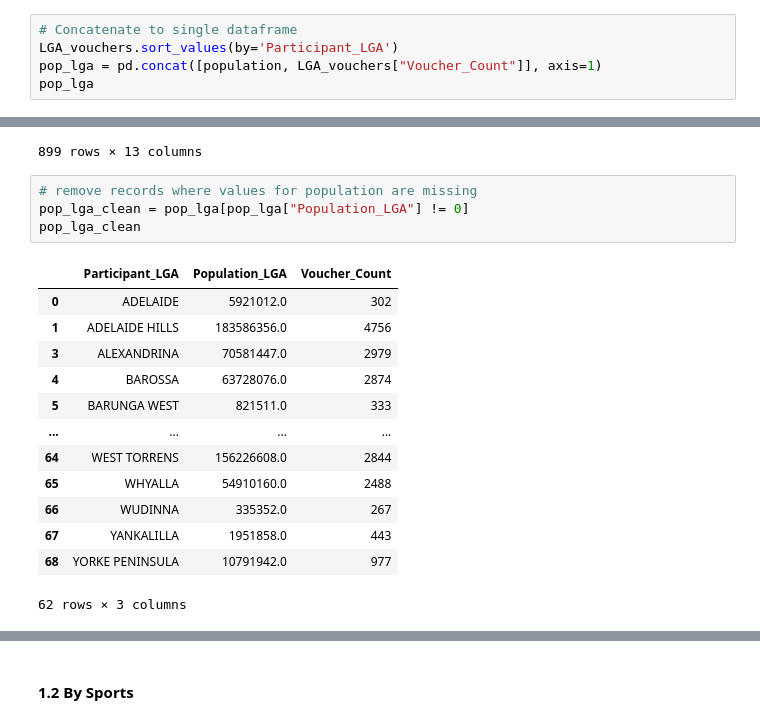
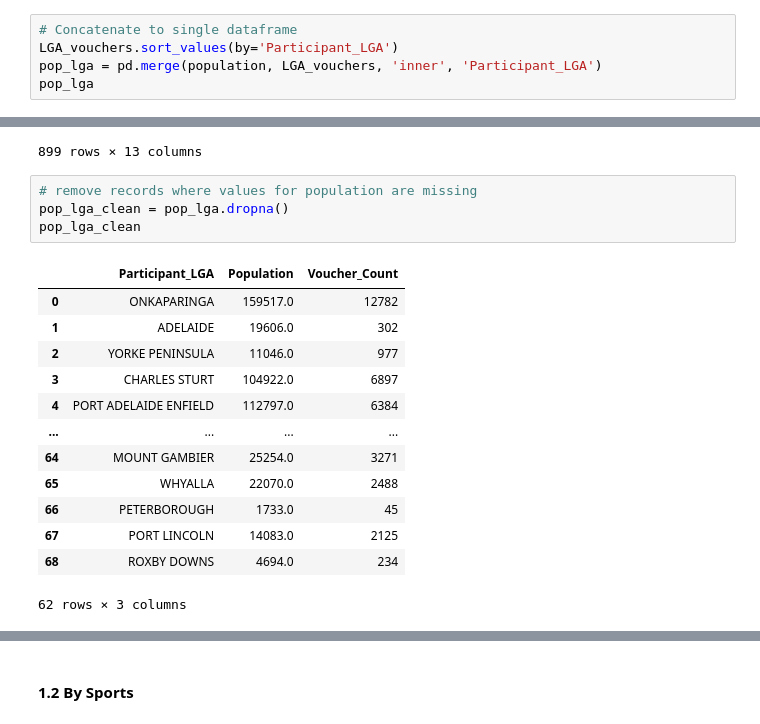
Before and after one commit to felix-rosenberger/Data-Science-Portfolio, a Jupyter notebook: Portfolio 2.ipynb, the cells around one changed output, grey strips where cells are left out. Cells and saved outputs as stored; diff of their text form.

Commit message:
merged df to show vouchers for the population size

```diff
--- a/Portfolio 2.ipynb
+++ b/Portfolio 2.ipynb
@@ -170,7 +175,7 @@ population.sort_values(by='Participant_LGA')
 # %%
 # Concatenate to single dataframe
 LGA_vouchers.sort_values(by='Participant_LGA')
-pop_lga = pd.concat([population, LGA_vouchers["Voucher_Count"]], axis=1)
+pop_lga = pd.merge(population, LGA_vouchers, 'inner', 'Participant_LGA')
 pop_lga
 # %% [output]
 |  | Participant_LGA | Population | Voucher_Count |
@@ -220,19 +230,19 @@ sa_vouchers[sa_vouchers["Participant_LGA"].str.contains('ADELAIDE PLAINS') == Tr
 899 rows × 13 columns
 # %%
 # remove records where values for population are missing
-pop_lga_clean = pop_lga[pop_lga["Population_LGA"] != 0]
+pop_lga_clean = pop_lga.dropna()
 pop_lga_clean
 # %% [output]
-|  | Participant_LGA | Population_LGA | Voucher_Count |
-| 0 | ADELAIDE | 5921012.0 | 302 |
-| 1 | ADELAIDE HILLS | 183586356.0 | 4756 |
-| 3 | ALEXANDRINA | 70581447.0 | 2979 |
-| 4 | BAROSSA | 63728076.0 | 2874 |
-| 5 | BARUNGA WEST | 821511.0 | 333 |
+|  | Participant_LGA | Population | Voucher_Count |
+| 0 | ONKAPARINGA | 159517.0 | 12782 |
+| 1 | ADELAIDE | 19606.0 | 302 |
+| 2 | YORKE PENINSULA | 11046.0 | 977 |
+| 3 | CHARLES STURT | 104922.0 | 6897 |
+| 4 | PORT ADELAIDE ENFIELD | 112797.0 | 6384 |
 | ... | ... | ... | ... |
-| 64 | WEST TORRENS | 156226608.0 | 2844 |
-| 65 | WHYALLA | 54910160.0 | 2488 |
-| 66 | WUDINNA | 335352.0 | 267 |
-| 67 | YANKALILLA | 1951858.0 | 443 |
-| 68 | YORKE PENINSULA | 10791942.0 | 977 |
+| 64 | MOUNT GAMBIER | 25254.0 | 3271 |
+| 65 | WHYALLA | 22070.0 | 2488 |
+| 66 | PETERBOROUGH | 1733.0 | 45 |
+| 67 | PORT LINCOLN | 14083.0 | 2125 |
+| 68 | ROXBY DOWNS | 4694.0 | 234 |
 62 rows × 3 columns
```
Also changed, not shown: parts of 12 cells of this notebook.
